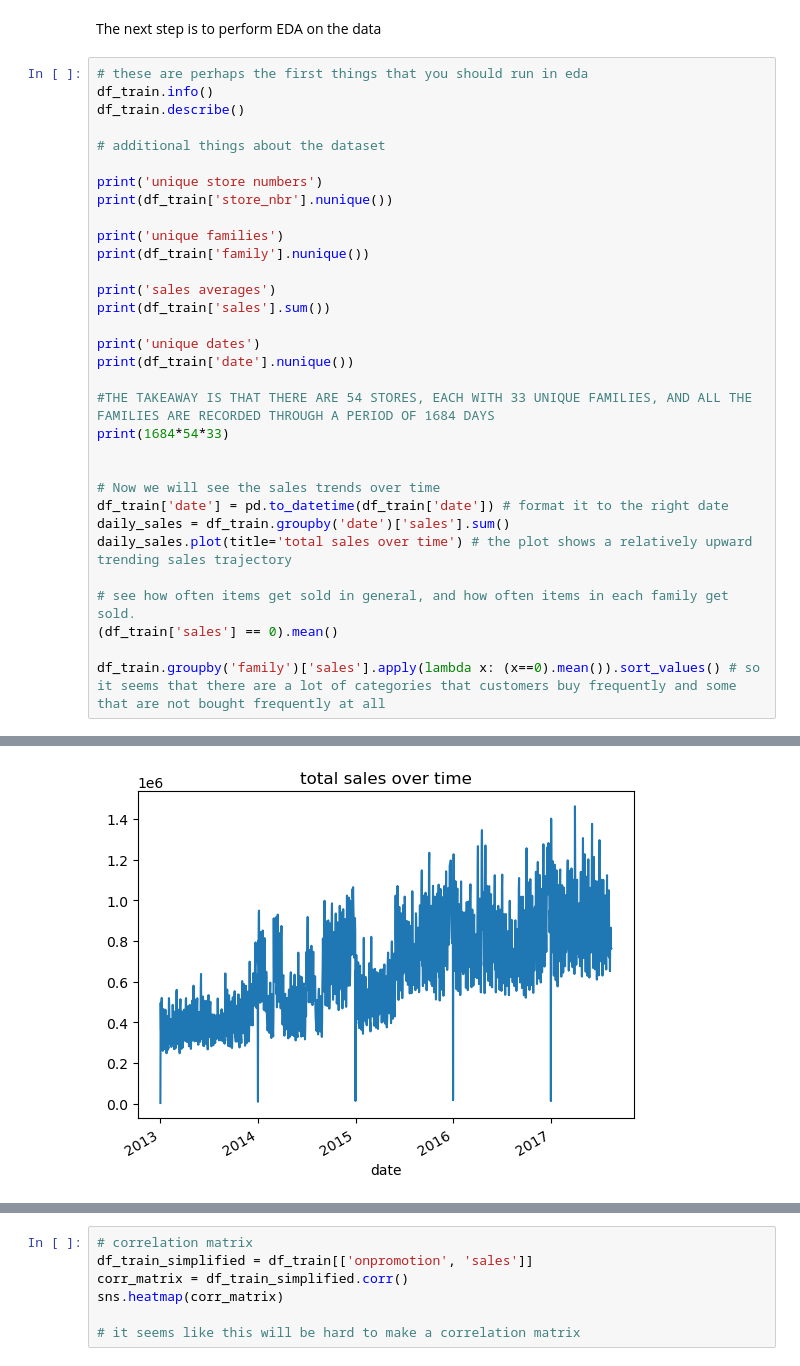
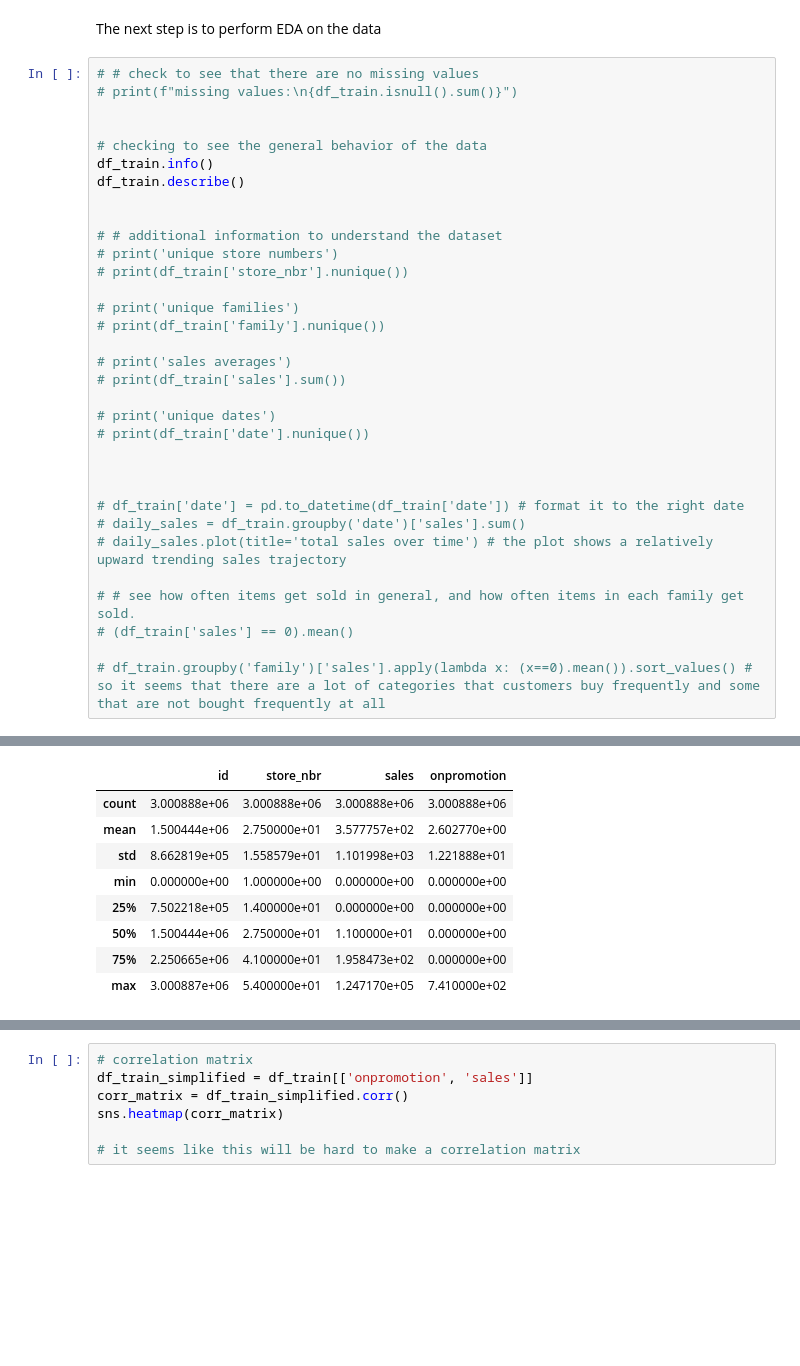
Before and after one commit to xblam/store_sales_predictions, a Jupyter notebook: notebooks/01_clean_and_EDA.ipynb, the cells around one changed output, grey strips where cells are left out. Cells and saved outputs as stored; diff of their text form; blank space fills up the shorter version.

```diff
--- a/notebooks/01_clean_and_EDA.ipynb
+++ b/notebooks/01_clean_and_EDA.ipynb
@@ -44,37 +32,38 @@ dtype: int64
 # %% [markdown]
 The next step is to perform EDA on the data
 # %%
-# these are perhaps the first things that you should run in eda
+# # check to see that there are no missing values
+# print(f"missing values:\n{df_train.isnull().sum()}")
+
+
+# checking to see the general behavior of the data
 df_train.info()
 df_train.describe()
 
-# additional things about the dataset
 
-print('unique store numbers')
-print(df_train['store_nbr'].nunique())
+# # additional information to understand the dataset
+# print('unique store numbers')
+# print(df_train['store_nbr'].nunique())
 
-print('unique families')
-print(df_train['family'].nunique())
+# print('unique families')
+# print(df_train['family'].nunique())
 
-print('sales averages')
-print(df_train['sales'].sum())
+# print('sales averages')
+# print(df_train['sales'].sum())
 
-print('unique dates')
-print(df_train['date'].nunique())
-
-#THE TAKEAWAY IS THAT THERE ARE 54 STORES, EACH WITH 33 UNIQUE FAMILIES, AND ALL THE FAMILIES ARE RECORDED THROUGH A PERIOD OF 1684 DAYS
-print(1684*54*33)
+# print('unique dates')
+# print(df_train['date'].nunique())
 
 
-# Now we will see the sales trends over time
-df_train['date'] = pd.to_datetime(df_train['date']) # format it to the right date
-daily_sales = df_train.groupby('date')['sales'].sum()
-daily_sales.plot(title='total sales over time') # the plot shows a relatively upward trending sales trajectory
 
-# see how often items get sold in general, and how often items in each family get sold.
-(df_train['sales'] == 0).mean()
+# df_train['date'] = pd.to_datetime(df_train['date']) # format it to the right date
+# daily_sales = df_train.groupby('date')['sales'].sum()
+# daily_sales.plot(title='total sales over time') # the plot shows a relatively upward trending sales trajectory
 
-df_train.groupby('family')['sales'].apply(lambda x: (x==0).mean()).sort_values() # so it seems that there are a lot of categories that customers buy frequently and some that are not bought frequently at all
+# # see how often items get sold in general, and how often items in each family get sold.
+# (df_train['sales'] == 0).mean()
+
+# df_train.groupby('family')['sales'].apply(lambda x: (x==0).mean()).sort_values() # so it seems that there are a lot of categories that customers buy frequently and some that are not bought frequently at all
 # %% [output]
 <class 'pandas.core.frame.DataFrame'>
 RangeIndex: 3000888 entries, 0 to 3000887
@@ -113,2 +81,10 @@ Name: sales, dtype: float64
-[figure, removed]
+|  | id | store_nbr | sales | onpromotion |
+| count | 3.000888e+06 | 3.000888e+06 | 3.000888e+06 | 3.000888e+06 |
+| mean | 1.500444e+06 | 2.750000e+01 | 3.577757e+02 | 2.602770e+00 |
+| std | 8.662819e+05 | 1.558579e+01 | 1.101998e+03 | 1.221888e+01 |
+| min | 0.000000e+00 | 1.000000e+00 | 0.000000e+00 | 0.000000e+00 |
+| 25% | 7.502218e+05 | 1.400000e+01 | 0.000000e+00 | 0.000000e+00 |
+| 50% | 1.500444e+06 | 2.750000e+01 | 1.100000e+01 | 0.000000e+00 |
+| 75% | 2.250665e+06 | 4.100000e+01 | 1.958473e+02 | 0.000000e+00 |
+| max | 3.000887e+06 | 5.400000e+01 | 1.247170e+05 | 7.410000e+02 |
 # %%
```
Also changed, not shown: parts of 4 cells of this notebook.
